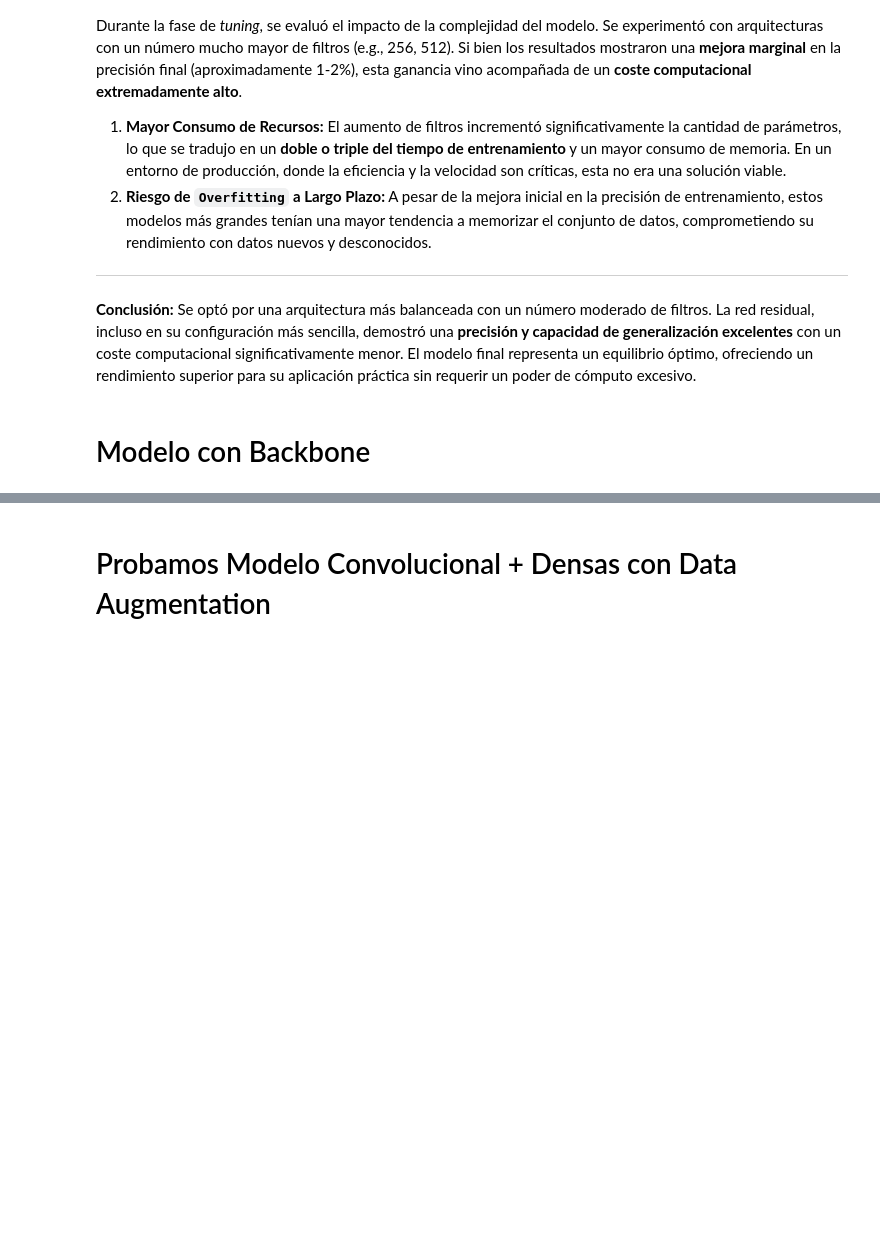
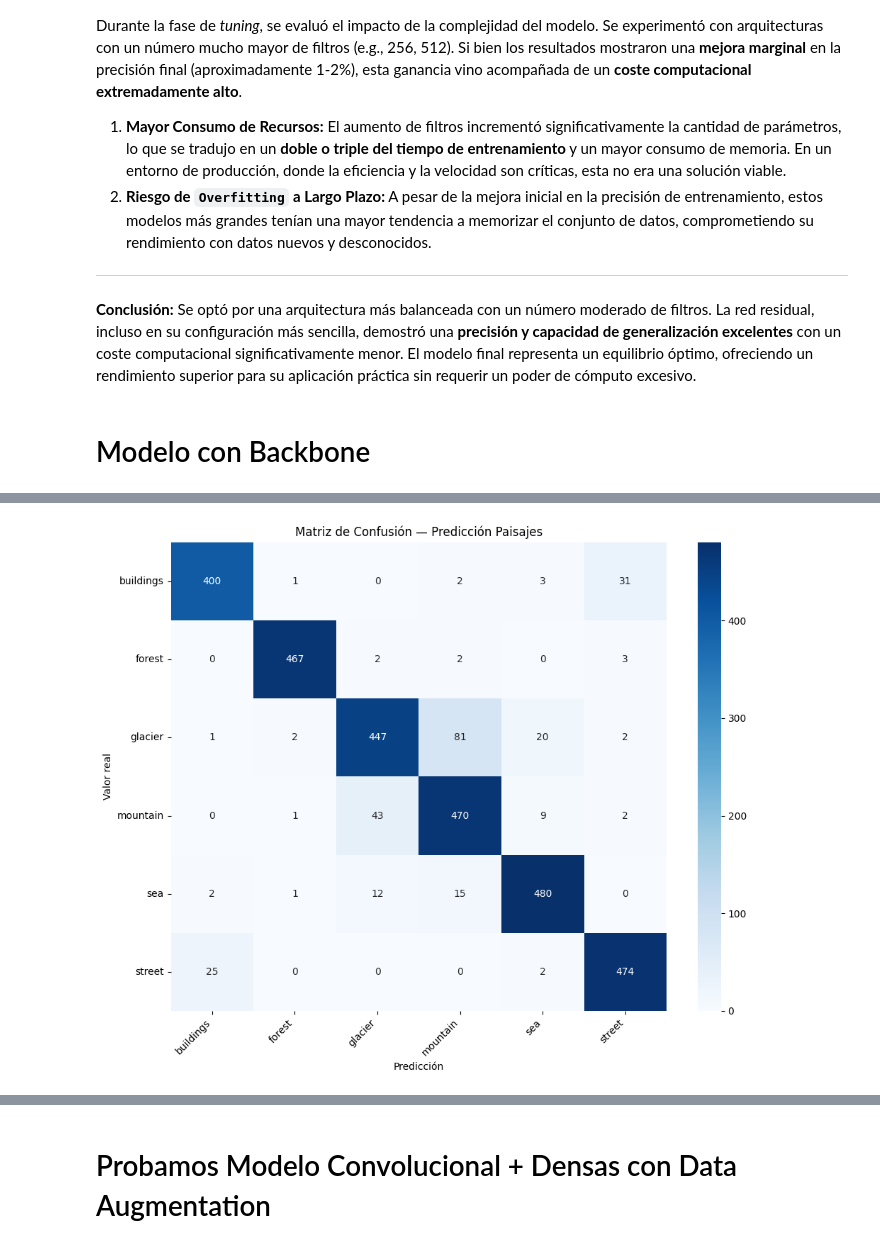
Before and after one commit to valenrosito/TP1-AA2, a Jupyter notebook: TP1 - Problema 3/TP1_Problema_3.ipynb, the cells around one changed output, grey strips where cells are left out. Cells and saved outputs as stored; diff of their text form; code cells hidden in the pictures; blank space fills up the shorter version.

Commit message:
Agregamos matrices de confusion + cambios en la conclusion

```diff
--- a/TP1 - Problema 3/TP1_Problema_3.ipynb
+++ b/TP1 - Problema 3/TP1_Problema_3.ipynb
@@ -538,0 +562,39 @@ Pérdida en test: 1.0231 - Exactitud en test: 0.6210
+# %%
+# Inicializamos listas para guardar los valores
+y_true_list = []
+x_val_list = []
+
+# Iteramos sobre el conjunto de validación para capturar x (imagen) y y (etiqueta)
+for x_batch, y_batch in val_ds1:
+    x_val_list.append(x_batch)
+    y_true_list.append(y_batch)
+
+# Concatenar todos los batches a nivel de numpy
+X_val_ordered = np.concatenate(x_val_list, axis=0)
+y_true_one_hot = np.concatenate(y_true_list, axis=0)
+
+# Realizar las predicciones sobre el conjunto de validación ordenado
+y_pred_one_hot = model.predict(X_val_ordered)
+
+# Convertir a índices de clase
+y_true_classes = np.argmax(y_true_one_hot, axis=1)
+y_pred_classes = np.argmax(y_pred_one_hot, axis=1)
+
+# Calcular la matriz de confusión
+cm_d1 = confusion_matrix(y_true_classes, y_pred_classes)
+
+# Visualizar la matriz de confusión
+etiquetas_d1 = CLASSES
+
+fig, axes = plt.subplots(1, 1, figsize=(10, 8))
+
+sns.heatmap(cm_d1, annot=True, fmt="d", cmap="Blues", ax=axes,
+            xticklabels=etiquetas_d1, yticklabels=etiquetas_d1)
+axes.set_title("Matriz de Confusión — Predicción Paisajes")
+axes.set_xlabel("Predicción")
+axes.set_ylabel("Valor real")
+plt.xticks(rotation=45, ha='right')
+plt.yticks(rotation=0)
+plt.tight_layout()
+plt.show()
+# %% [output]
@@ -539,3 +602,4 @@ Pérdida en test: 1.0231 - Exactitud en test: 0.6210
+[figure, added]
 # %%
 # Descongelamos las últimas capas del backbone
 base_model.trainable = True
```
Also changed, not shown: parts of 10 cells of this notebook.
